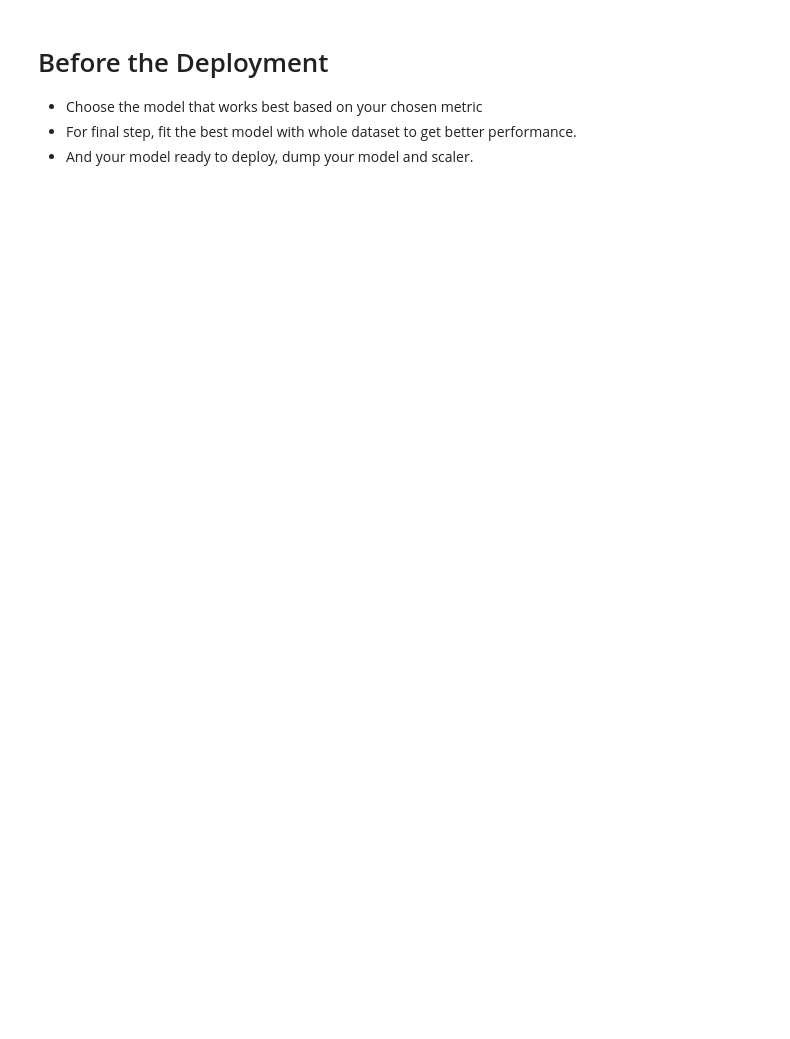
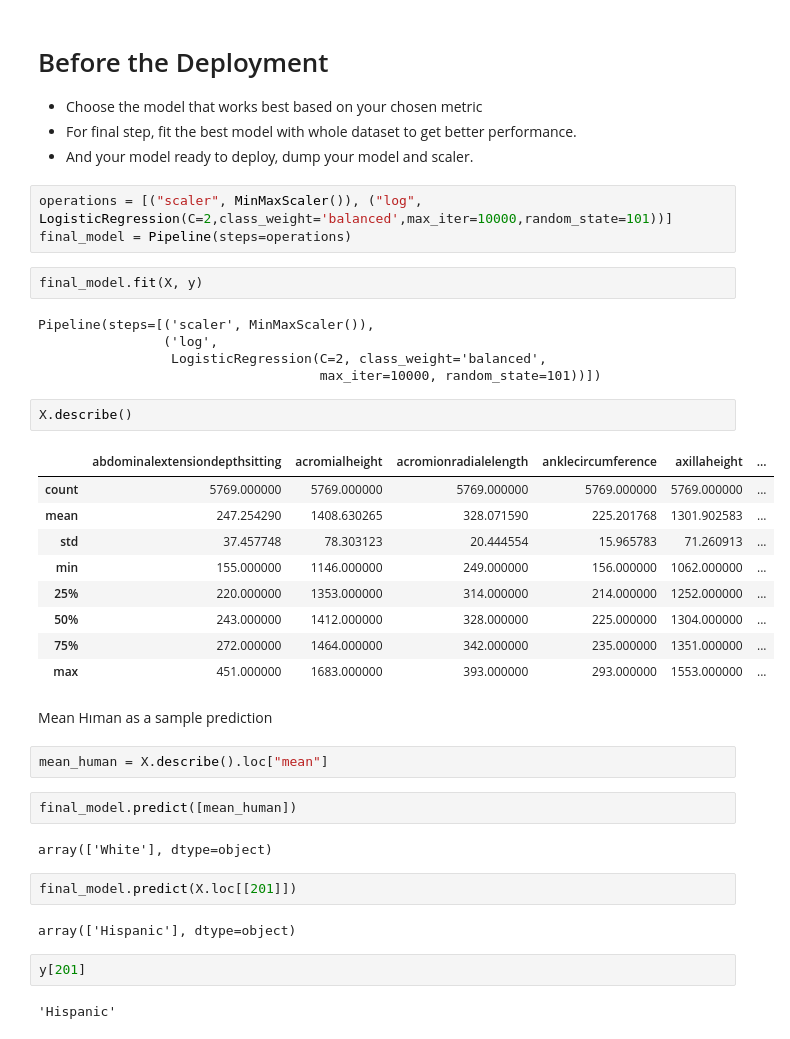
Before and after one commit to hsaglamlar/Machine_Learning_Projects, a Jupyter notebook: Soldier_Race_Classification _ML_Project/Soldier_Race_Classification _ML_Project.ipynb, the cells around one changed output. Drawn from its saved outputs; the diff is of its cells as text; blank space fills up the shorter version.

```diff
--- a/Soldier_Race_Classification _ML_Project/Soldier_Race_Classification _ML_Project.ipynb
+++ b/Soldier_Race_Classification _ML_Project/Soldier_Race_Classification _ML_Project.ipynb
@@ -1104,3 +1073,41 @@ dtype: float64
 - Choose the model that works best based on your chosen metric
 - For final step, fit the best model with whole dataset to get better performance.
 - And your model ready to deploy, dump your model and scaler.
+# %%
+operations = [("scaler", MinMaxScaler()), ("log", LogisticRegression(C=2,class_weight='balanced',max_iter=10000,random_state=101))]
+final_model = Pipeline(steps=operations)
+# %%
+final_model.fit(X, y)
+# %% [output]
+Pipeline(steps=[('scaler', MinMaxScaler()),
+                ('log',
+                 LogisticRegression(C=2, class_weight='balanced',
+                                    max_iter=10000, random_state=101))])
+# %%
+X.describe()
+# %% [output]
+|  | abdominalextensiondepthsitting | acromialheight | acromionradialelength | anklecircumference | axillaheight | ... |
+| count | 5769.000000 | 5769.000000 | 5769.000000 | 5769.000000 | 5769.000000 | ... |
+| mean | 247.254290 | 1408.630265 | 328.071590 | 225.201768 | 1301.902583 | ... |
+| std | 37.457748 | 78.303123 | 20.444554 | 15.965783 | 71.260913 | ... |
+| min | 155.000000 | 1146.000000 | 249.000000 | 156.000000 | 1062.000000 | ... |
+| 25% | 220.000000 | 1353.000000 | 314.000000 | 214.000000 | 1252.000000 | ... |
+| 50% | 243.000000 | 1412.000000 | 328.000000 | 225.000000 | 1304.000000 | ... |
+| 75% | 272.000000 | 1464.000000 | 342.000000 | 235.000000 | 1351.000000 | ... |
+| max | 451.000000 | 1683.000000 | 393.000000 | 293.000000 | 1553.000000 | ... |
+# %% [markdown]
+Mean Hıman as a sample prediction
+# %%
+mean_human = X.describe().loc["mean"]
+# %%
+final_model.predict([mean_human])
+# %% [output]
+array(['White'], dtype=object)
+# %%
+final_model.predict(X.loc[[201]])
+# %% [output]
+array(['Hispanic'], dtype=object)
+# %%
+y[201]
+# %% [output]
+'Hispanic'
```
Also changed, not shown: parts of 40 cells of this notebook, 19 other files.
